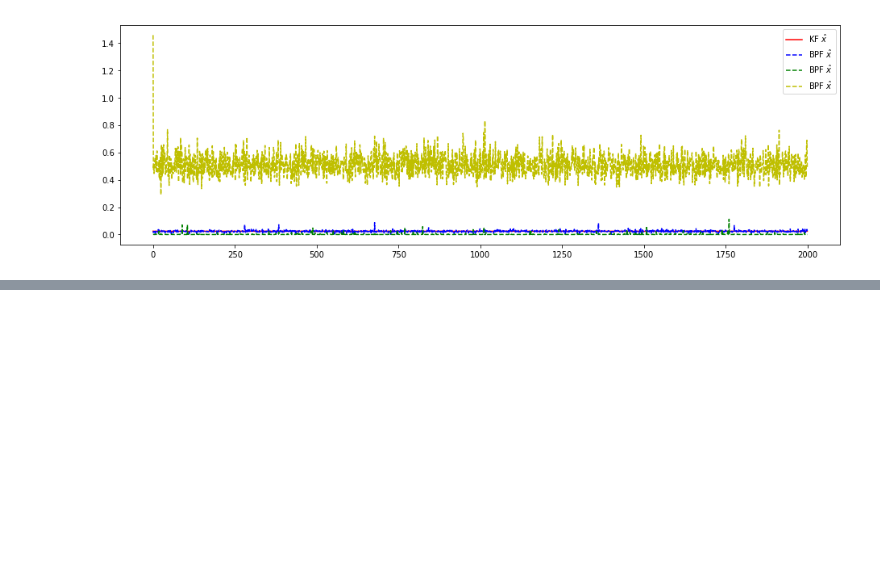
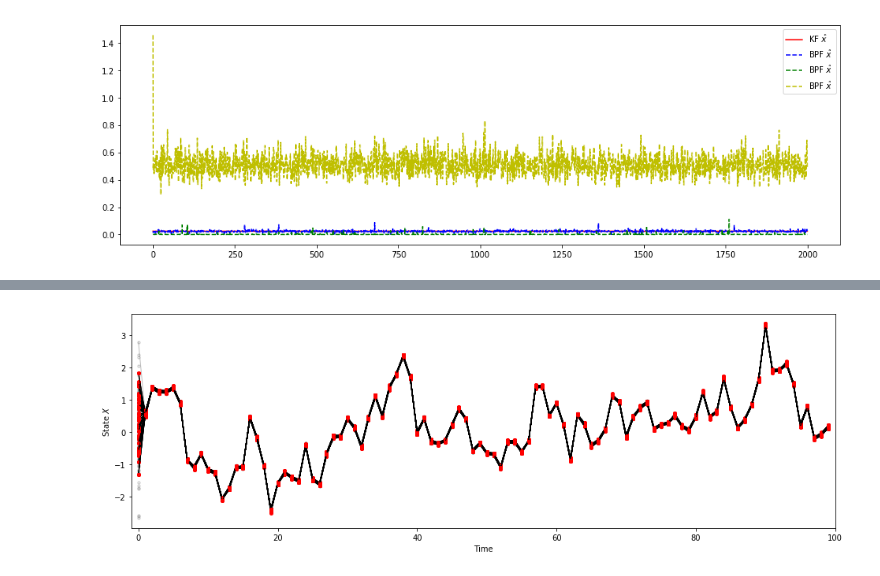
Before and after one commit to marcusklasson/smc_methods, a Jupyter notebook: homework/h2.ipynb, the cells around one changed output, grey strips where cells are left out. Cells and saved outputs as stored; diff of their text form; code cells hidden in the pictures; blank space fills up the shorter version.

```diff
--- a/homework/h2.ipynb
+++ b/homework/h2.ipynb
@@ -154,0 +379,9 @@ plt.show()
+# %%
+# ESS trigger N/2=50
+N = 100
+x_fapf, w_fapf, ancs_fapf, N_ess = fully_adapted_particle_filter(y, N, theta, resampling_type='systematic', ess_trigger=N/2)
+x_fapf_T = x_fapf.T
+ancs_fapf_T = ancs_fapf.T
+plot_trajectories(x_fapf.T[:, :100], ancs_fapf.T[:, :100])
+# %% [output]
+[figure, added]
```
Also changed, not shown: parts of 10 cells of this notebook.
